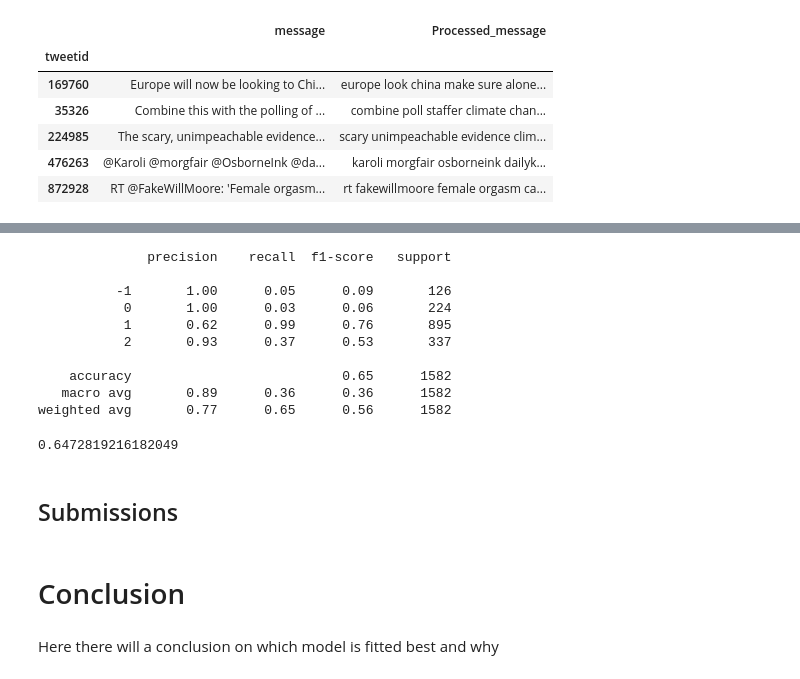
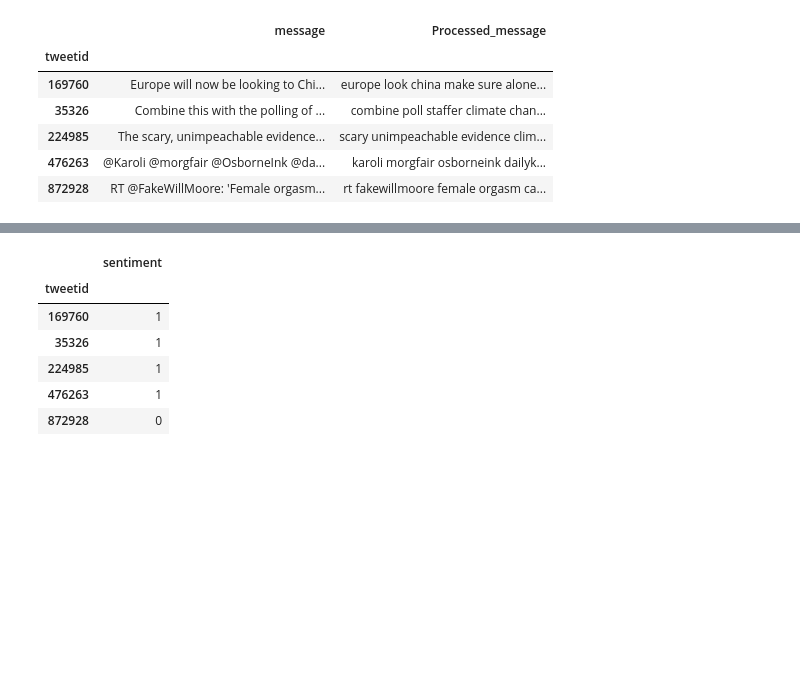
Before and after one commit to Yaya-T/Classic8, a Jupyter notebook: Classification.ipynb, the cells around one changed output, grey strips where cells are left out. Cells and saved outputs as stored; diff of their text form; code cells hidden in the pictures; blank space fills up the shorter version.

Commit message:
Update Classification.ipynb
Notebook Cleanup

```diff
--- a/Classification.ipynb
+++ b/Classification.ipynb
@@ -402,4 +580,0 @@ Pipeline(steps=[('tfidf',
-# %%
-# Form a prediction set
-predictions2 = text_clf2.predict(X_test)
-y_pred = text_clf2.predict(x_unseen)
@@ -440,30 +581,20 @@ Pipeline(steps=[('tfidf',
-# %%
-# Form a prediction set
-predictions3 = text_clf3.predict(X_test)
-y_pred = text_clf3.predict(x_unseen)
-# %%
-print(metrics.classification_report(y_test,predictions3))
-# %% [output]
-              precision    recall  f1-score   support
-
-          -1       1.00      0.05      0.09       126
-           0       1.00      0.03      0.06       224
-           1       0.62      0.99      0.76       895
-           2       0.93      0.37      0.53       337
-
-    accuracy                           0.65      1582
-   macro avg       0.89      0.36      0.36      1582
-weighted avg       0.77      0.65      0.56      1582
-# %%
-# Print the overall accuracy
-print(metrics.accuracy_score(y_test,predictions3))
-# %% [output]
-0.6472819216182049
-# %% [markdown]
-## Submissions
+# %%
+#Sellecting the index of the test dataframe
+final_test= test.index
+# %%
+#Creating the submission Dataframe
+Final_Table = {'tweetid': final_test, 'sentiment':np.round(y_pred, 0)}
+submission = pd.DataFrame(data=Final_Table)
+submission = submission[['tweetid', 'sentiment']]
+# %%
+submission.set_index('tweetid').head(5)
+# %% [output]
+|  | sentiment |
+| tweetid |  |
+| 169760 | 1 |
+| 35326 | 1 |
+| 224985 | 1 |
+| 476263 | 1 |
+| 872928 | 0 |
 # %%
 submission.to_csv("TestSubmission7.csv",index  = False) #wrting csv file
-# %% [markdown]
-# Conclusion
-# %% [markdown]
-Here there will a conclusion on which model is fitted best and why
```
Also changed, not shown: parts of 105 cells of this notebook.
